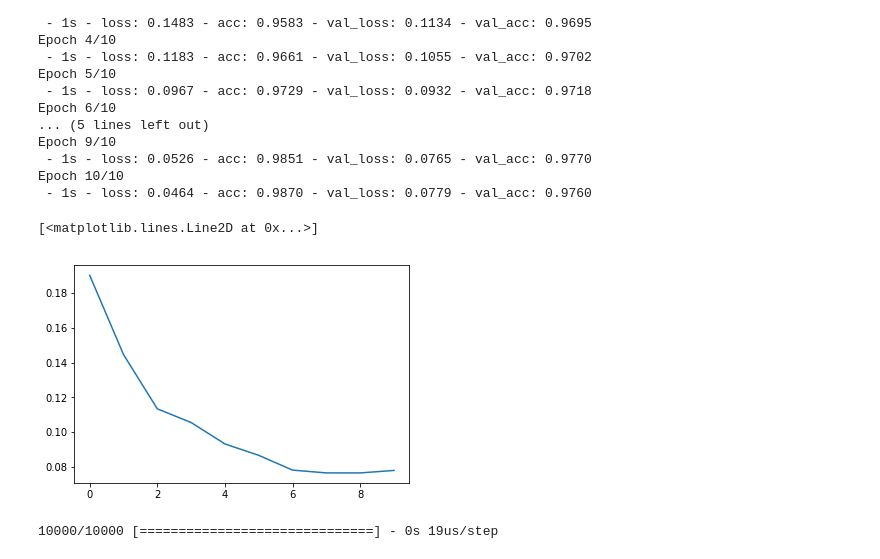
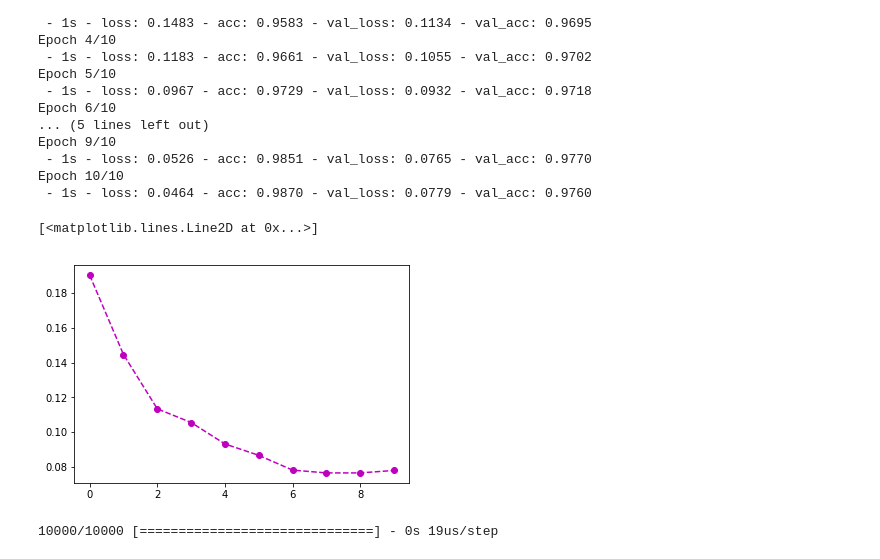
Before and after one commit to Elwing-Chou/taipeitechml, a Jupyter notebook: MLP.ipynb, the cells around one changed output. Saved outputs shown, nothing was run; the diff lists cells and outputs as text; code cells hidden in the pictures.

```diff
--- a/MLP.ipynb
+++ b/MLP.ipynb
@@ -118,10 +118,10 @@ Epoch 10/10
  - 1s - loss: 0.0464 - acc: 0.9870 - val_loss: 0.0779 - val_acc: 0.9760
 # %%
 ys = train_history.history["val_loss"]
-plt.plot(ys)
+plt.plot(ys, "mo--")
 # %% [output]
 [<matplotlib.lines.Line2D at 0x...>]
-[figure, old version]
+[figure, new version]
 # %%
 model.evaluate(x_test_shape, y_test_cat)
 # %% [output]
```
Also changed, not shown: parts of 2 cells of this notebook.
